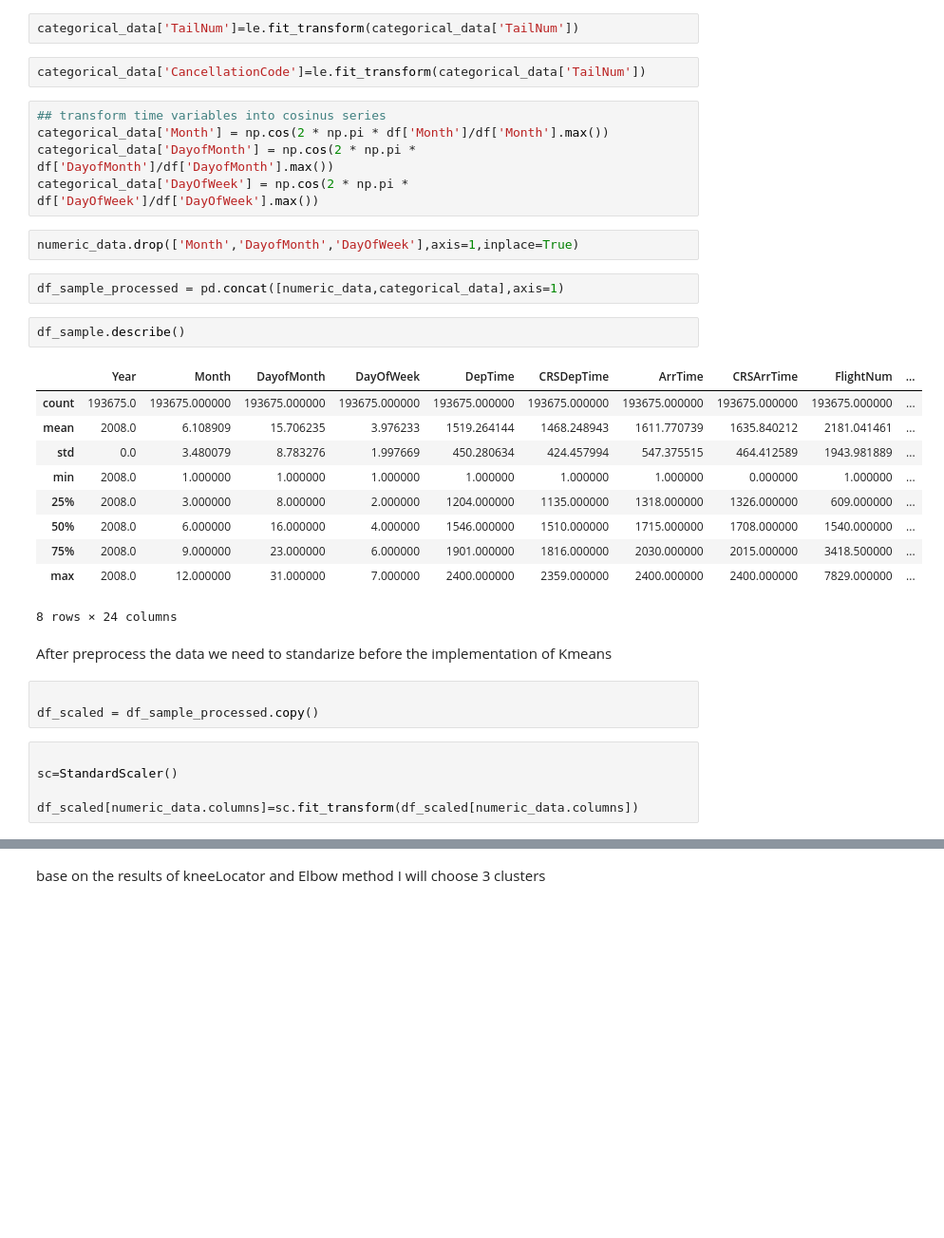
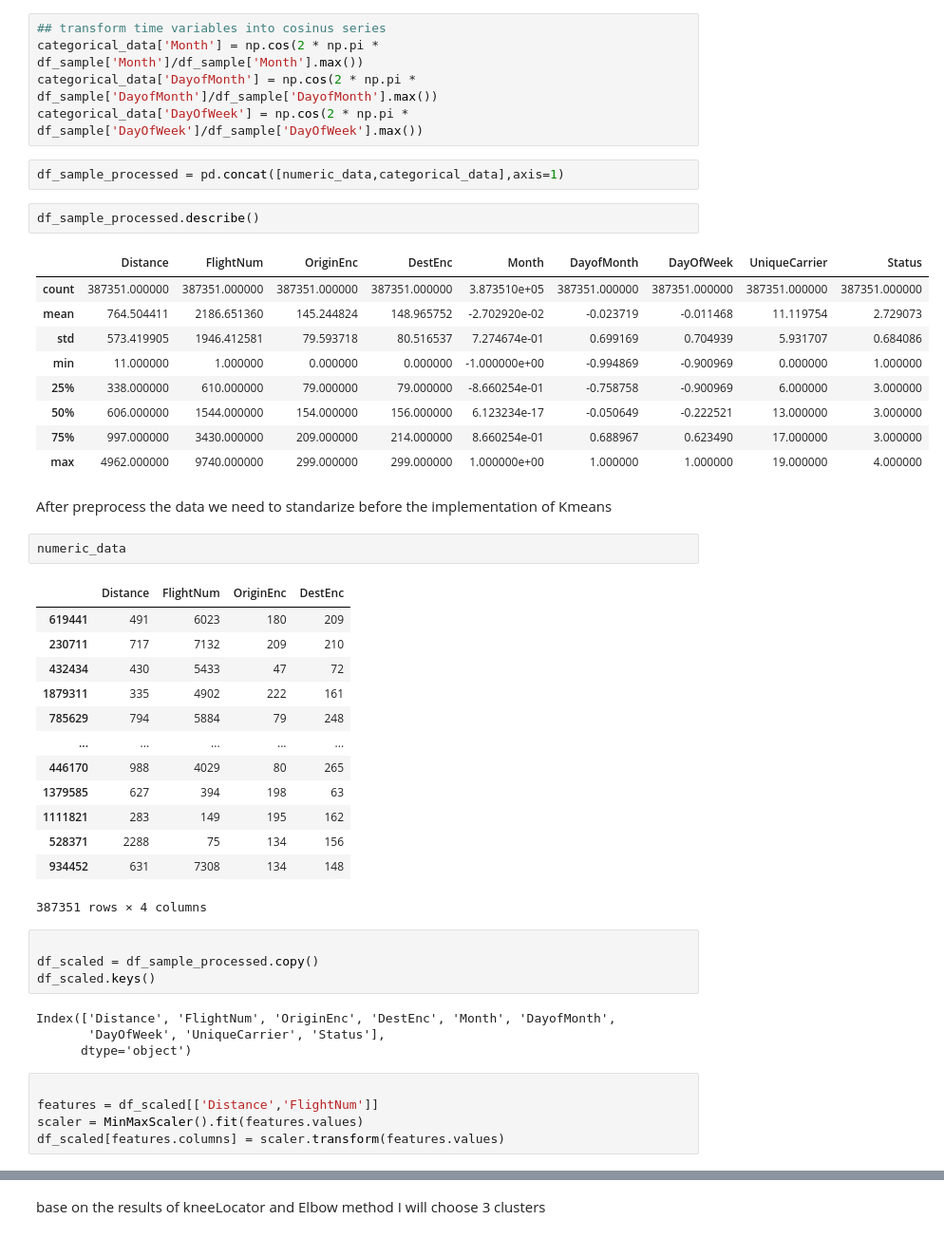
Before and after one commit to AdriaMoreno1994/NoSupervisat_Classificacio, a Jupyter notebook: NoSupervisat_Classificacio.ipynb, the cells around one changed output, grey strips where cells are left out. Shown at 95% size. Drawn from its saved outputs; the diff is of its cells as text; blank space fills up the shorter version.

```diff
--- a/NoSupervisat_Classificacio.ipynb
+++ b/NoSupervisat_Classificacio.ipynb
@@ -108,36 +149,50 @@ categorical_data['UniqueCarrier']= le.fit_transform(categorical_data['UniqueCarr
-# %%
-categorical_data['TailNum']=le.fit_transform(categorical_data['TailNum'])
-# %%
-categorical_data['CancellationCode']=le.fit_transform(categorical_data['TailNum'])
 # %%
 ## transform time variables into cosinus series
-categorical_data['Month'] = np.cos(2 * np.pi * df['Month']/df['Month'].max())
-categorical_data['DayofMonth'] = np.cos(2 * np.pi * df['DayofMonth']/df['DayofMonth'].max())
-categorical_data['DayOfWeek'] = np.cos(2 * np.pi * df['DayOfWeek']/df['DayOfWeek'].max())
+categorical_data['Month'] = np.cos(2 * np.pi * df_sample['Month']/df_sample['Month'].max())
+categorical_data['DayofMonth'] = np.cos(2 * np.pi * df_sample['DayofMonth']/df_sample['DayofMonth'].max())
+categorical_data['DayOfWeek'] = np.cos(2 * np.pi * df_sample['DayOfWeek']/df_sample['DayOfWeek'].max())
-# %%
-numeric_data.drop(['Month','DayofMonth','DayOfWeek'],axis=1,inplace=True)
 # %%
 df_sample_processed = pd.concat([numeric_data,categorical_data],axis=1)
 # %%
-df_sample.describe()
+df_sample_processed.describe()
 # %% [output]
-|  | Year | Month | DayofMonth | DayOfWeek | DepTime | CRSDepTime | ArrTime | CRSArrTime | FlightNum | ... |
-| count | 193675.0 | 193675.000000 | 193675.000000 | 193675.000000 | 193675.000000 | 193675.000000 | 193675.000000 | 193675.000000 | 193675.000000 | ... |
-| mean | 2008.0 | 6.108909 | 15.706235 | 3.976233 | 1519.264144 | 1468.248943 | 1611.770739 | 1635.840212 | 2181.041461 | ... |
-| std | 0.0 | 3.480079 | 8.783276 | 1.997669 | 450.280634 | 424.457994 | 547.375515 | 464.412589 | 1943.981889 | ... |
-| min | 2008.0 | 1.000000 | 1.000000 | 1.000000 | 1.000000 | 1.000000 | 1.000000 | 0.000000 | 1.000000 | ... |
-| 25% | 2008.0 | 3.000000 | 8.000000 | 2.000000 | 1204.000000 | 1135.000000 | 1318.000000 | 1326.000000 | 609.000000 | ... |
-| 50% | 2008.0 | 6.000000 | 16.000000 | 4.000000 | 1546.000000 | 1510.000000 | 1715.000000 | 1708.000000 | 1540.000000 | ... |
-| 75% | 2008.0 | 9.000000 | 23.000000 | 6.000000 | 1901.000000 | 1816.000000 | 2030.000000 | 2015.000000 | 3418.500000 | ... |
-| max | 2008.0 | 12.000000 | 31.000000 | 7.000000 | 2400.000000 | 2359.000000 | 2400.000000 | 2400.000000 | 7829.000000 | ... |
+|  | Distance | FlightNum | OriginEnc | DestEnc | Month | DayofMonth | DayOfWeek | UniqueCarrier | Status |
+| count | 387351.000000 | 387351.000000 | 387351.000000 | 387351.000000 | 3.873510e+05 | 387351.000000 | 387351.000000 | 387351.000000 | 387351.000000 |
+| mean | 764.504411 | 2186.651360 | 145.244824 | 148.965752 | -2.702920e-02 | -0.023719 | -0.011468 | 11.119754 | 2.729073 |
+| std | 573.419905 | 1946.412581 | 79.593718 | 80.516537 | 7.274674e-01 | 0.699169 | 0.704939 | 5.931707 | 0.684086 |
+| min | 11.000000 | 1.000000 | 0.000000 | 0.000000 | -1.000000e+00 | -0.994869 | -0.900969 | 0.000000 | 1.000000 |
+| 25% | 338.000000 | 610.000000 | 79.000000 | 79.000000 | -8.660254e-01 | -0.758758 | -0.900969 | 6.000000 | 3.000000 |
+| 50% | 606.000000 | 1544.000000 | 154.000000 | 156.000000 | 6.123234e-17 | -0.050649 | -0.222521 | 13.000000 | 3.000000 |
+| 75% | 997.000000 | 3430.000000 | 209.000000 | 214.000000 | 8.660254e-01 | 0.688967 | 0.623490 | 17.000000 | 3.000000 |
+| max | 4962.000000 | 9740.000000 | 299.000000 | 299.000000 | 1.000000e+00 | 1.000000 | 1.000000 | 19.000000 | 4.000000 |
-8 rows × 24 columns
 # %% [markdown]
 After preprocess the data we need to  standarize before the implementation of Kmeans
+# %%
+numeric_data
+# %% [output]
+|  | Distance | FlightNum | OriginEnc | DestEnc |
+| 619441 | 491 | 6023 | 180 | 209 |
+| 230711 | 717 | 7132 | 209 | 210 |
+| 432434 | 430 | 5433 | 47 | 72 |
+| 1879311 | 335 | 4902 | 222 | 161 |
+| 785629 | 794 | 5884 | 79 | 248 |
+| ... | ... | ... | ... | ... |
+| 446170 | 988 | 4029 | 80 | 265 |
+| 1379585 | 627 | 394 | 198 | 63 |
+| 1111821 | 283 | 149 | 195 | 162 |
+| 528371 | 2288 | 75 | 134 | 156 |
+| 934452 | 631 | 7308 | 134 | 148 |
+387351 rows × 4 columns
 # %%
 
 df_scaled = df_sample_processed.copy()
+df_scaled.keys()
+# %% [output]
+Index(['Distance', 'FlightNum', 'OriginEnc', 'DestEnc', 'Month', 'DayofMonth',
+       'DayOfWeek', 'UniqueCarrier', 'Status'],
+      dtype='object')
-# %%
-
-sc=StandardScaler()
-
-df_scaled[numeric_data.columns]=sc.fit_transform(df_scaled[numeric_data.columns])
+# %%
+
+features = df_scaled[['Distance','FlightNum']]
+scaler = MinMaxScaler().fit(features.values)
+df_scaled[features.columns] = scaler.transform(features.values)
```
Also changed, not shown: parts of 94 cells of this notebook.
